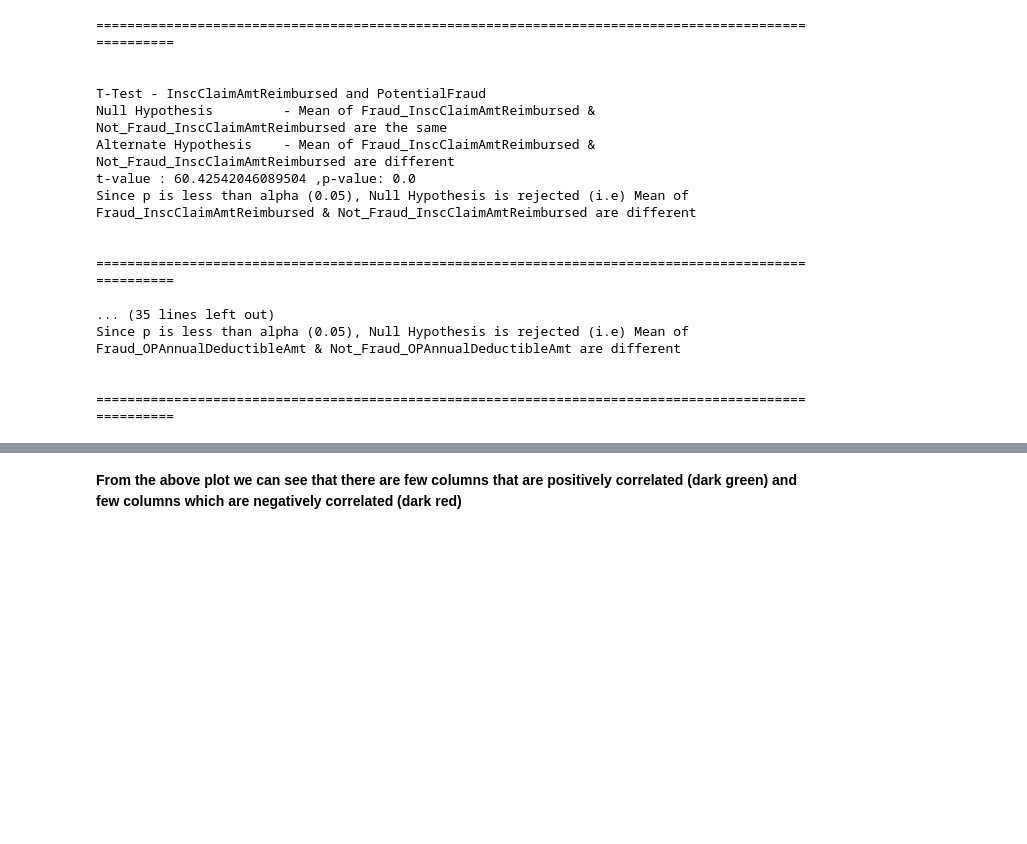
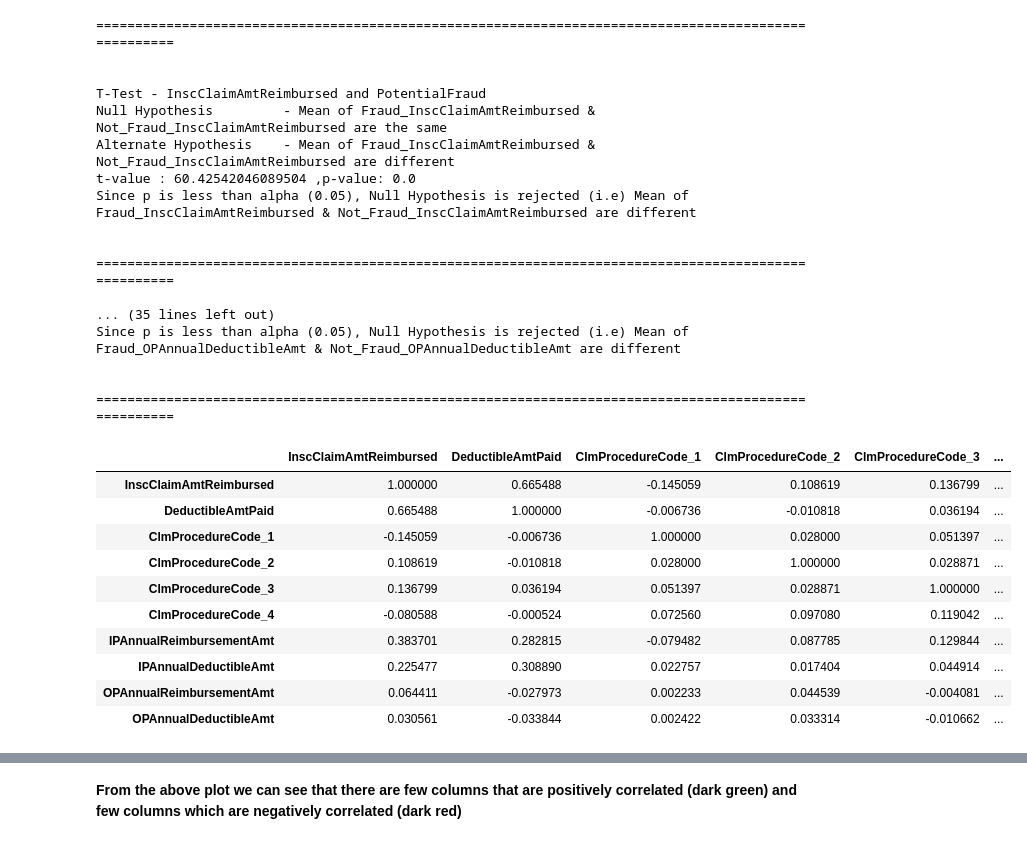
Before and after one commit to Deepak-Sathyanarayanan/Analyzing-Predicting-Health-Insurance-Fraud-Detection-Dataset, a Jupyter notebook: #4 - Statistical Analysis.ipynb, the cells around one changed output, grey strips where cells are left out. Saved outputs shown, nothing was run; the diff lists cells and outputs as text; code cells hidden in the pictures; blank space fills up the shorter version.

```diff
--- a/#4 - Statistical Analysis.ipynb
+++ b/#4 - Statistical Analysis.ipynb
@@ -210,6 +210,22 @@ Since p is less than alpha (0.05), Null Hypothesis is rejected (i.e) Mean of Fra
 
 
 =====================================================================================================
+# %%
+#Correlation is required to analyze 2 continuous variables.
+corr = train.corr()
+corr
+# %% [output]
+|  | InscClaimAmtReimbursed | DeductibleAmtPaid | ClmProcedureCode_1 | ClmProcedureCode_2 | ClmProcedureCode_3 | ... |
+| InscClaimAmtReimbursed | 1.000000 | 0.665488 | -0.145059 | 0.108619 | 0.136799 | ... |
+| DeductibleAmtPaid | 0.665488 | 1.000000 | -0.006736 | -0.010818 | 0.036194 | ... |
+| ClmProcedureCode_1 | -0.145059 | -0.006736 | 1.000000 | 0.028000 | 0.051397 | ... |
+| ClmProcedureCode_2 | 0.108619 | -0.010818 | 0.028000 | 1.000000 | 0.028871 | ... |
+| ClmProcedureCode_3 | 0.136799 | 0.036194 | 0.051397 | 0.028871 | 1.000000 | ... |
+| ClmProcedureCode_4 | -0.080588 | -0.000524 | 0.072560 | 0.097080 | 0.119042 | ... |
+| IPAnnualReimbursementAmt | 0.383701 | 0.282815 | -0.079482 | 0.087785 | 0.129844 | ... |
+| IPAnnualDeductibleAmt | 0.225477 | 0.308890 | 0.022757 | 0.017404 | 0.044914 | ... |
+| OPAnnualReimbursementAmt | 0.064411 | -0.027973 | 0.002233 | 0.044539 | -0.004081 | ... |
+| OPAnnualDeductibleAmt | 0.030561 | -0.033844 | 0.002422 | 0.033314 | -0.010662 | ... |
 # %%
 ### inroder to get a better picture about the correlation,we are following the below steps
 corr = train.corr()
```
Also changed, not shown: parts of 4 cells of this notebook.
